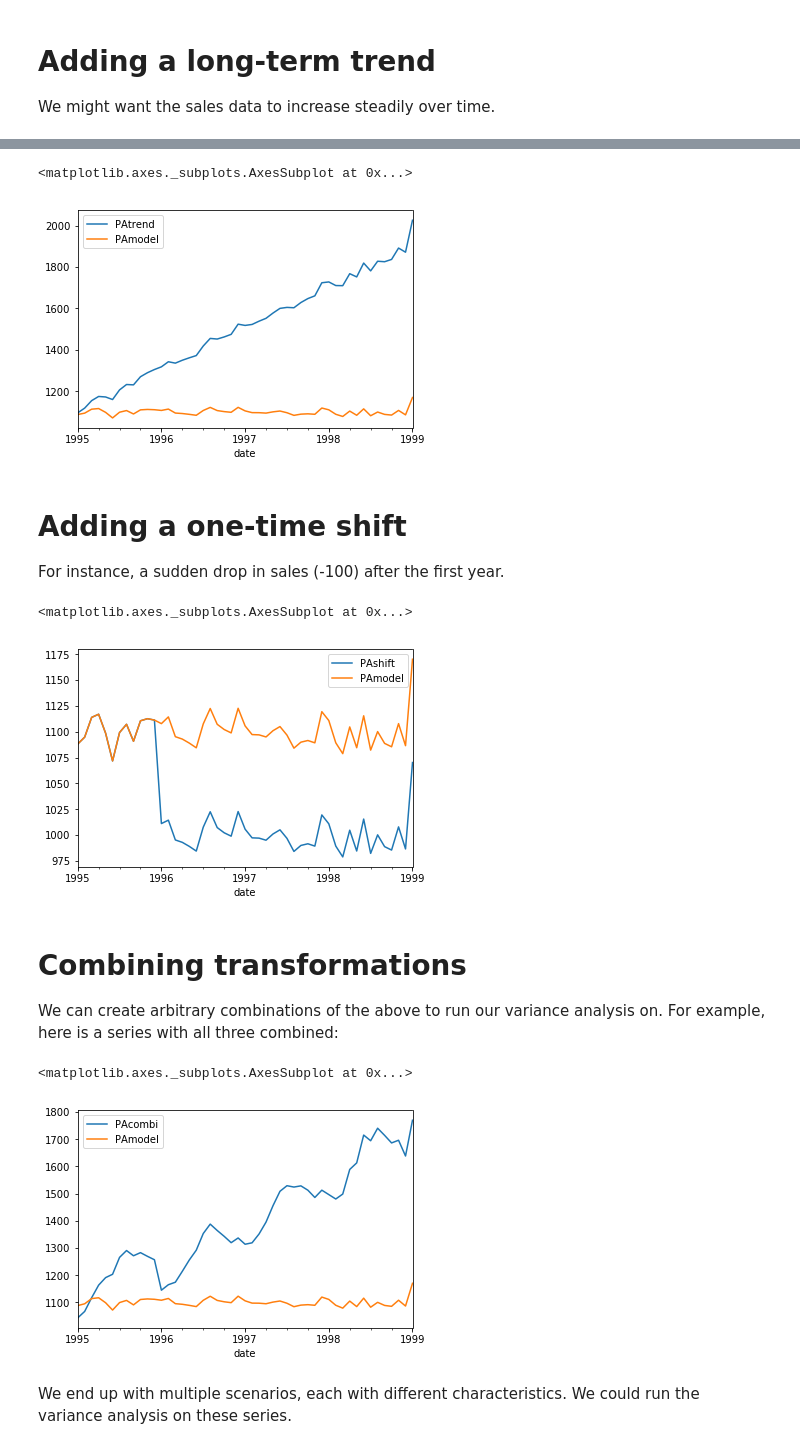
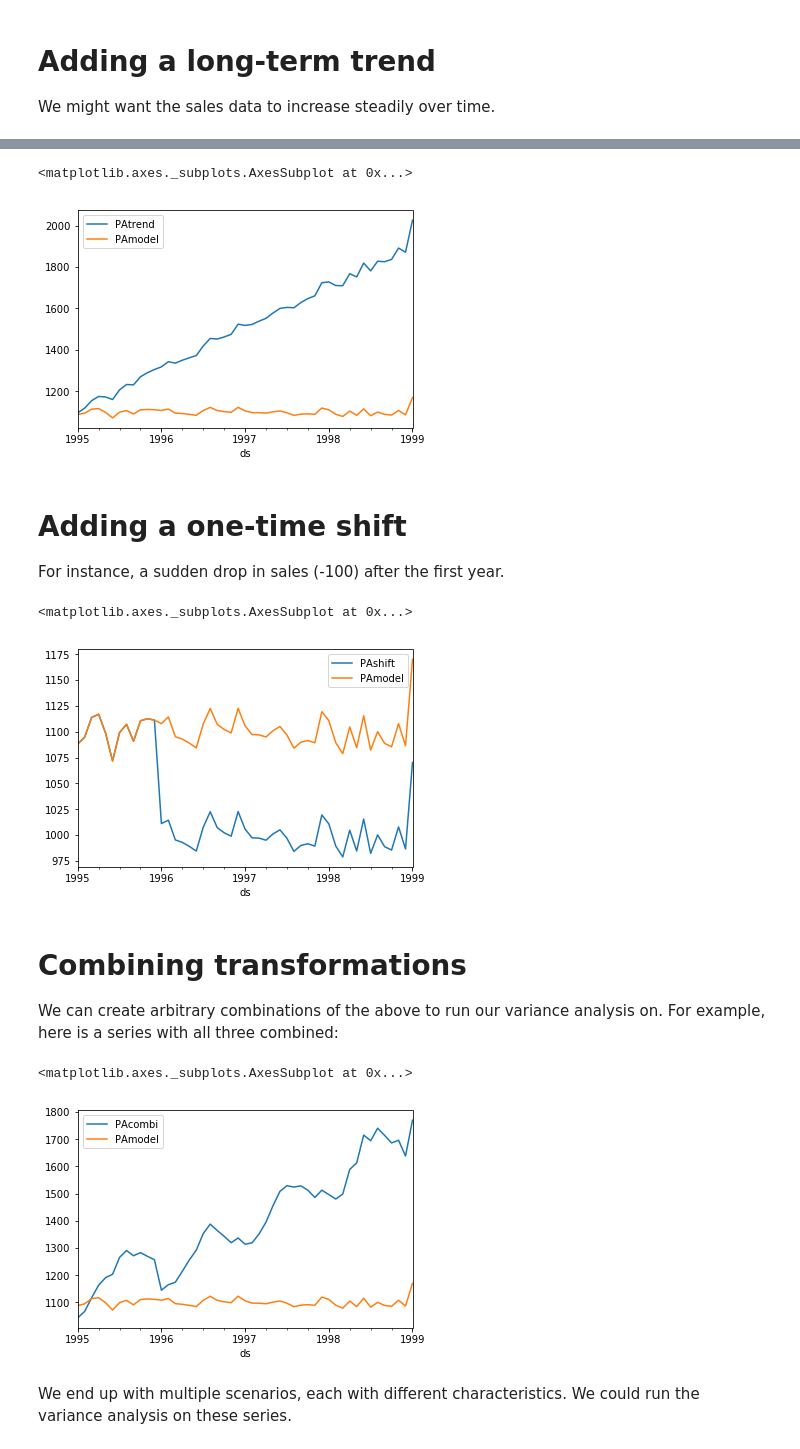
Before and after one commit to vab9/observer, a Jupyter notebook: data-prep.ipynb, the cells around one changed output, grey strips where cells are left out. Drawn from its saved outputs; the diff is of its cells as text; code cells hidden in the pictures.

```diff
--- a/data-prep.ipynb
+++ b/data-prep.ipynb
@@ -78,7 +76,7 @@ first_year.plot('date', ['PAseasonal', 'PAmodel'])
 # %% [markdown]
 To make it easier to see the effect of introducing seasonality, we plot monthly averages instead of day-by-day data. This will give us a much smoother plot. The graph below shows the seasonally adjusted data for the first four years of the time series.
 # %%
-four_years = data[:(4*366)].set_index(data.date[:(4*366)])
+four_years = data[:(4*366)].set_index(data.ds[:(4*366)])
 four_years = four_years.resample('M').mean()
 four_years.plot(y=['PAseasonal', 'PAmodel'])
 # %% [output]
@@ -102,7 +100,7 @@ print(data[:5])
 3 1995-01-04  1047.17   998.502015  1048.740755
 4 1995-01-05  1202.09  1145.849725  1204.494180
 # %%
-first_year = data[:380].set_index(data.date[:380])
-first_year.plot('date', ['PAtrend', 'PAmodel'])
+first_year = data[:380].set_index(data.ds[:380])
+first_year.plot('ds', ['PAtrend', 'PAmodel'])
 # %% [output]
 <matplotlib.axes._subplots.AxesSubplot at 0x...>
@@ -110,10 +108,10 @@ first_year.plot('date', ['PAtrend', 'PAmodel'])
 # %%
-four_years = data[:(4*366)].set_index(data.date[:(4*366)])
+four_years = data[:(4*366)].set_index(data.ds[:(4*366)])
 four_years = four_years.resample('M').mean()
 four_years.plot(y=['PAtrend', 'PAmodel'])
 # %% [output]
 <matplotlib.axes._subplots.AxesSubplot at 0x...>
-[figure, old version]
+[figure, new version]
 # %% [markdown]
 # Adding a one-time shift
 For instance, a sudden drop in sales (-100) after the first year.
@@ -121,24 +119,24 @@ For instance, a sudden drop in sales (-100) after the first year.
 data["PAshift"] = data.PAmodel
 data.loc[366:, ('PAshift')] = data.loc[366:, ('PAshift')] - 100
 # %%
-four_years = data[:(4*366)].set_index(data.date[:(4*366)])
+four_years = data[:(4*366)].set_index(data.ds[:(4*366)])
 four_years = four_years.resample('M').mean()
 four_years.plot(y=['PAshift', 'PAmodel'])
 # %% [output]
 <matplotlib.axes._subplots.AxesSubplot at 0x...>
-[figure, old version]
+[figure, new version]
 # %% [markdown]
 # Combining transformations
 We can create arbitrary combinations of the above to run our variance analysis on. For example, here is a series with all three combined:
 # %%
 data["PAcombi"] = data["PAshift"] * multiplier_trend * multiplier_season
 # %%
-four_years = data[:(4*366)].set_index(data.date[:(4*366)])
+four_years = data[:(4*366)].set_index(data.ds[:(4*366)])
 four_years = four_years.resample('M').mean()
 four_years.plot(y=['PAcombi', 'PAmodel'])
 # %% [output]
 <matplotlib.axes._subplots.AxesSubplot at 0x...>
-[figure, old version]
+[figure, new version]
 # %% [markdown]
 We end up with multiple scenarios, each with different characteristics. We could run the variance analysis on these series.
 # %%
```
Also changed, not shown: parts of 9 cells of this notebook, 1 other file.
